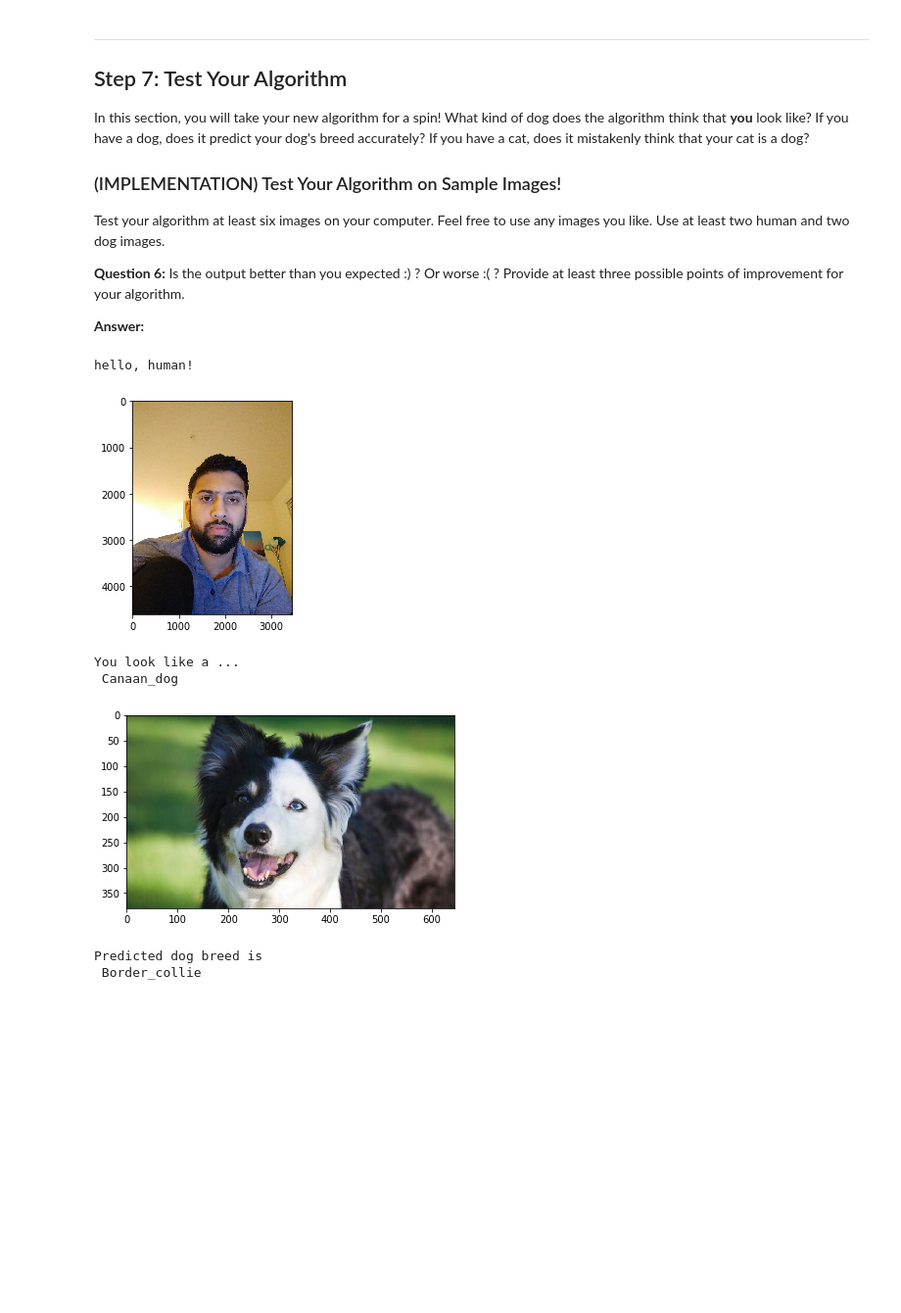
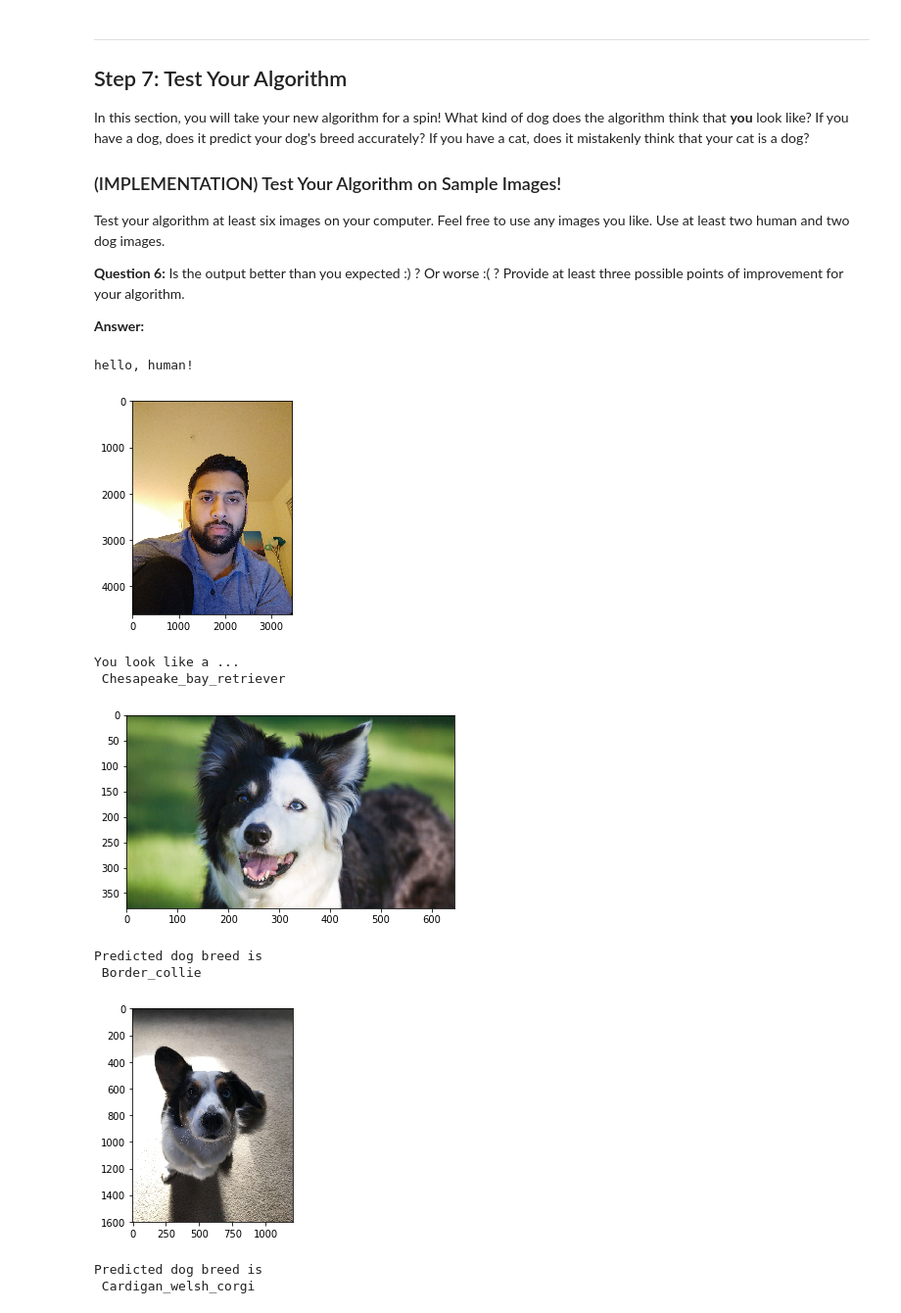
Before and after one commit to manasapte/dog-project, a Jupyter notebook: dog_app.ipynb, the cells around one changed output. Shown: that part at 98% size. Saved outputs shown, nothing was run; the diff lists cells and outputs as text; code cells hidden in the pictures; blank space fills up the shorter version.

Commit message:
testing different images

```diff
--- a/dog_app.ipynb
+++ b/dog_app.ipynb
@@ -408,7 +406,7 @@ from keras.callbacks import ModelCheckpoint
 
 ### TODO: specify the number of epochs that you would like to use to train the model.
 
-epochs = 20
+epochs = 5
 
 ### Do NOT modify the code below this line.
 
@@ -605,7 +589,7 @@ __Answer:__
 ### TODO: Define your architecture.
 model_inc = Sequential()
 model_inc.add(GlobalAveragePooling2D(input_shape=train_inception.shape[1:]))
-model_inc.add(Dropout(0.6))
+model_inc.add(Dropout(0.25))
 model_inc.add(Dense(train_targets.shape[1], activation='softmax'))
 model_inc.summary()
 # %% [output]
@@ -626,7 +610,7 @@ _________________________________________________________________
 ### (IMPLEMENTATION) Compile the Model
 # %%
 ### TODO: Compile the model.
-model_inc.compile(loss='categorical_crossentropy', optimizer='rmsprop', metrics=['accuracy'])
+model_inc.compile(loss='categorical_crossentropy', optimizer='sgd', metrics=['accuracy'])
 # %% [markdown]
 ### (IMPLEMENTATION) Train the Model
 
@@ -640,7 +624,7 @@ checkpointer = ModelCheckpoint(filepath='saved_models/weights.best.inception.hdf
 
 model_inc.fit(train_inception, train_targets,
           validation_data=(valid_inception, valid_targets),
-          epochs=20, batch_size=20, callbacks=[checkpointer], verbose=1
+          epochs=40, batch_size=20, callbacks=[checkpointer], verbose=1
 )
 # %% [output]
 Train on 6680 samples, validate on 835 samples
@@ -767,7 +751,13 @@ predict_dog_breed('/home/ubuntu/border_collie.jpeg')
 hello, human!
 [figure]
 You look like a ...
- Canaan_dog
+ Chesapeake_bay_retriever
 [figure]
 Predicted dog breed is
  Border_collie
+# %%
+predict_dog_breed('/home/ubuntu/Tanvi_dog.jpg')
+# %% [output]
+[figure, added]
+Predicted dog breed is
+ Cardigan_welsh_corgi
```
Also changed, not shown: parts of 16 cells of this notebook.
